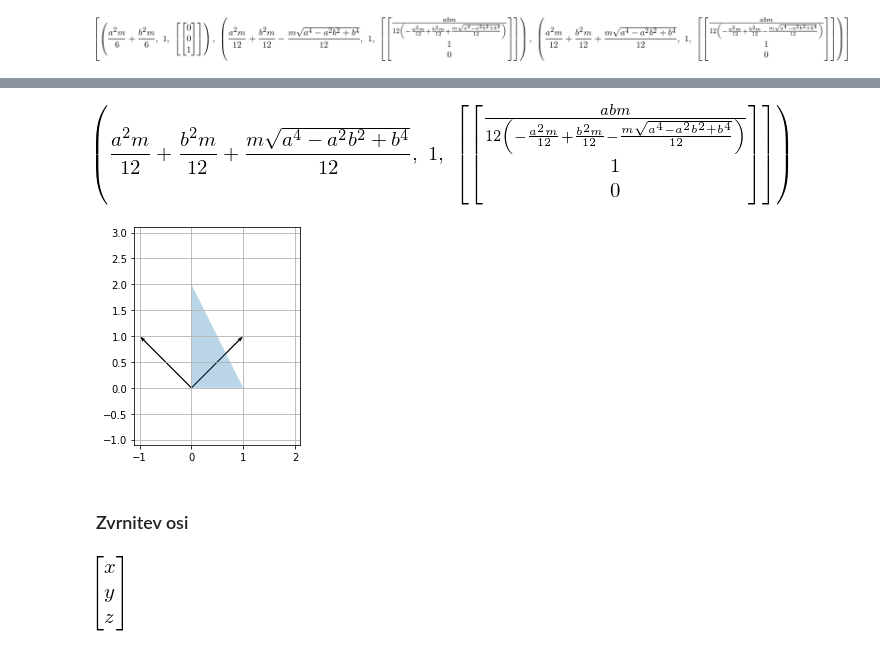
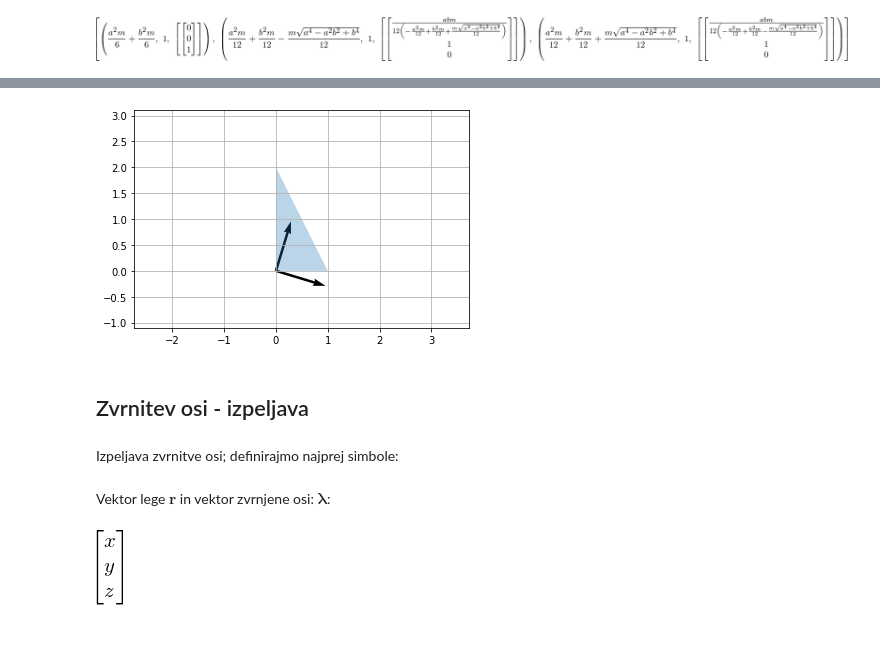
Before and after one commit to jankoslavic/TM2, a Jupyter notebook: 04 - Kinetika togega telesa.ipynb, the cells around one changed output, grey strips where cells are left out. Drawn from its saved outputs; the diff is of its cells as text; code cells hidden in the pictures.

```diff
--- a/04 - Kinetika togega telesa.ipynb
+++ b/04 - Kinetika togega telesa.ipynb
@@ -124,5 +128,5 @@ J_xx
 # %%
-J_xx = J_xx.subs(p*r*a*b/2, m)
+J_xx = J_xx.subs(h*r*a*b/2, m)
 J_xx
 # %% [output]
 [figure]
@@ -132,5 +143,5 @@ J_zz = J_xx + J_yy
 # %%
-J_xy = sym.integrate( sym.integrate(x*y * r * p, (x, 0, fx)), (y, 0, b)).subs(p*r*a*b/2, m)
+J_xy = sym.integrate( sym.integrate(x*y * h * r, (x, 0, fx)), (y, 0, b)).subs(h*r*a*b/2, m)
 J_xy
 # %% [output]
 [figure]
@@ -149,0 +165,3 @@ Glavni MVM
+# %%
+Jnum = np.array(J.subs(m, h*r*a*b/2).evalf(subs=podatki), dtype=float)
+Jnum
@@ -154,0 +181,3 @@ eig
+# %%
+eig = np.linalg.eig(Jnum)
+eig
@@ -163,23 +203,23 @@ eig[1]
-# %%
-eig[2]
-# %% [output]
-[figure, removed]
 # %%
 ax = plt.subplot(111)
 plt.fill(x_n[::-1], y_n[::-1], alpha=0.3, closed=True)
-plt.axes().set_aspect('equal')
+ax.axis('equal')
 plt.grid(True)
 plt.xlim(-1.1, podatki[a]+1.1)
 plt.ylim(-1.1, podatki[b]+1.1)
-ax.quiver(0,0,1,1,angles='xy',scale_units='xy',scale=1)
-ax.quiver(0,0,-1,1,angles='xy',scale_units='xy',scale=1)
+ax.quiver(0,0,eig[1][0,0], eig[1][1,0],angles='xy',scale_units='xy',scale=1)
+ax.quiver(0,0,eig[1][0,1], eig[1][1,1],angles='xy',scale_units='xy',scale=1)
 plt.show()
 # %% [output]
-[figure, old version]
+[figure, new version]
 # %% [markdown]
-### Zvrnitev osi
+## Zvrnitev osi - izpeljava
+# %% [markdown]
+Izpeljava zvrnitve osi; definirajmo najprej simbole:
 # %%
 Lx, Ly, Lz, x, y, z = sym.symbols("lambda_x, lambda_y, lambda_z, x, y, z")
+# %% [markdown]
+Vektor lege $\mathbf{r}$ in vektor zvrnjene osi: $\mathbf{\lambda}$:
 # %%
 r = sym.Matrix([[x], [y], [z]])
 L = sym.Matrix([[Lx], [Ly], [Lz]])
```
Also changed, not shown: parts of 30 cells of this notebook, 1 other file.
